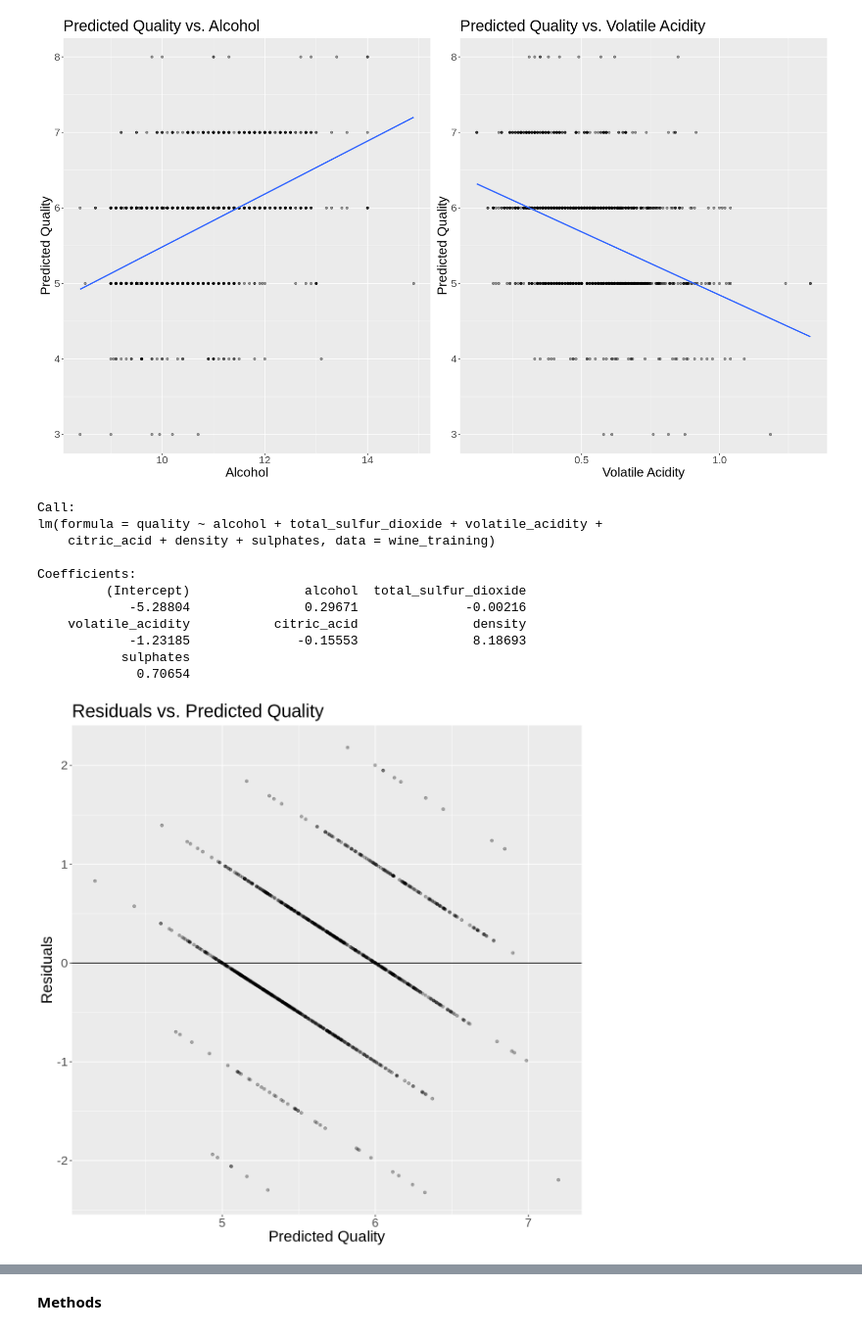
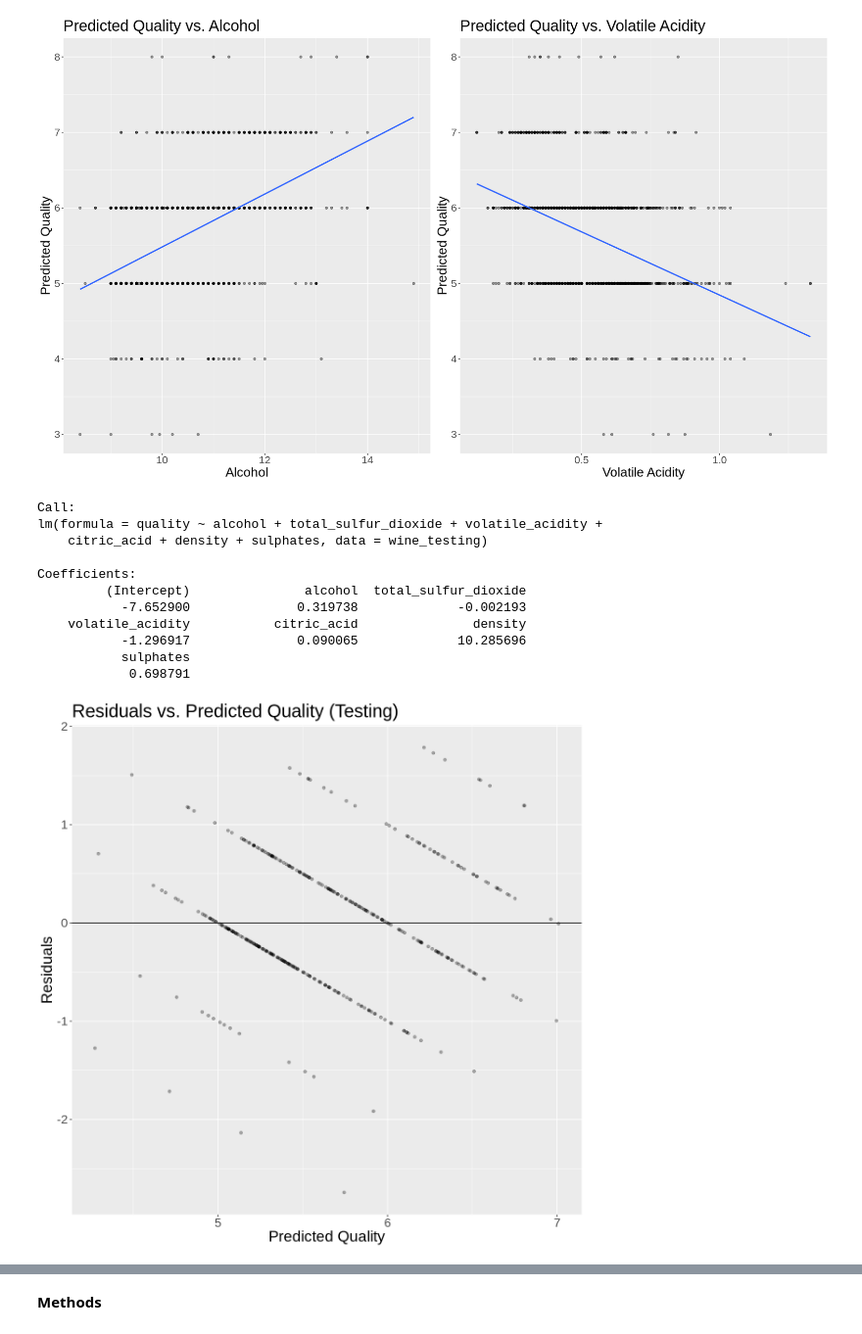
Before and after one commit to aleong2004/Wine-Quality-Prediction, a Jupyter notebook: Project.ipynb, the cells around one changed output, grey strips where cells are left out. Shown: that part at 98% size. Saved outputs shown, nothing was run; the diff lists cells and outputs as text; code cells hidden in the pictures.

Commit message:
added residual with testing

```diff
--- a/Project.ipynb
+++ b/Project.ipynb
@@ -274,29 +287,38 @@ plot_grid(lm_quality_vs_alcohol, lm_quality_vs_volatile_acidity, ncol = 2)
 `geom_smooth()` using formula 'y ~ x'
 [figure]
 # %%
-# PLOTTING A RESIDUAL PLOT TO VISUALISE RMSE OF LIne
+# PLOTTING A RESIDUAL PLOT TO VISUALISE RMSE OF LINEAR REGRESSION MODEL.
 options(repr.plot.width = 10, repr.plot.height = 10)
 lm_model<- lm(quality ~ alcohol + total_sulfur_dioxide +
-                    volatile_acidity + citric_acid + density + sulphates, data = wine_training)
+                    volatile_acidity + citric_acid + density + sulphates, data = wine_testing)
 lm_model
 lm_residuals_augment<- augment(lm_model)
-lm_residual_plot<-ggplot(lm_residuals_augment, aes(x = .fitted, y = .resid, color = )) +
+lm_residual_plot_testing<-ggplot(lm_residuals_augment, aes(x = .fitted, y = .resid )) +
                     geom_point(alpha = 0.3) +geom_hline(yintercept= 0) +
-                labs(x = "Predicted Quality", y= "Residuals", title = "Residuals vs. Predicted Quality")+
+                labs(x = "Predicted Quality", y= "Residuals", title = "Residuals vs. Predicted Quality (Testing)")+
                     theme(text = element_text(size = 20),
           plot.caption = element_text(size = 30, hjust = 0))
 
-lm_residual_plot
+lm_residual_plot_testing
+lm_model_training <-  lm(quality ~ alcohol + total_sulfur_dioxide +
+                    volatile_acidity + citric_acid + density + sulphates, data = wine_training)
+lm_residuals_augment_training <- augment(lm_model_training)
+lm_residual_plot_training <-ggplot(lm_residuals_augment_training, aes(x = .fitted, y = .resid )) +
+                    geom_point(alpha = 0.3) +geom_hline(yintercept= 0) +
+                labs(x = "Predicted Quality", y= "Residuals", title = "Residuals vs. Predicted Quality (Training)")+
+                    theme(text = element_text(size = 20),
+          plot.caption = element_text(size = 30, hjust = 0))
+lm_residual_plot_training
 # %% [output]
 Call:
 lm(formula = quality ~ alcohol + total_sulfur_dioxide + volatile_acidity +
-    citric_acid + density + sulphates, data = wine_training)
+    citric_acid + density + sulphates, data = wine_testing)
 
 Coefficients:
          (Intercept)               alcohol  total_sulfur_dioxide
-            -5.28804               0.29671              -0.00216
+           -7.652900              0.319738             -0.002193
     volatile_acidity           citric_acid               density
-            -1.23185              -0.15553               8.18693
+           -1.296917              0.090065             10.285696
            sulphates
-             0.70654
+            0.698791
-[figure, old version]
+[figure, new version]
```
Also changed, not shown: parts of 6 cells of this notebook.
